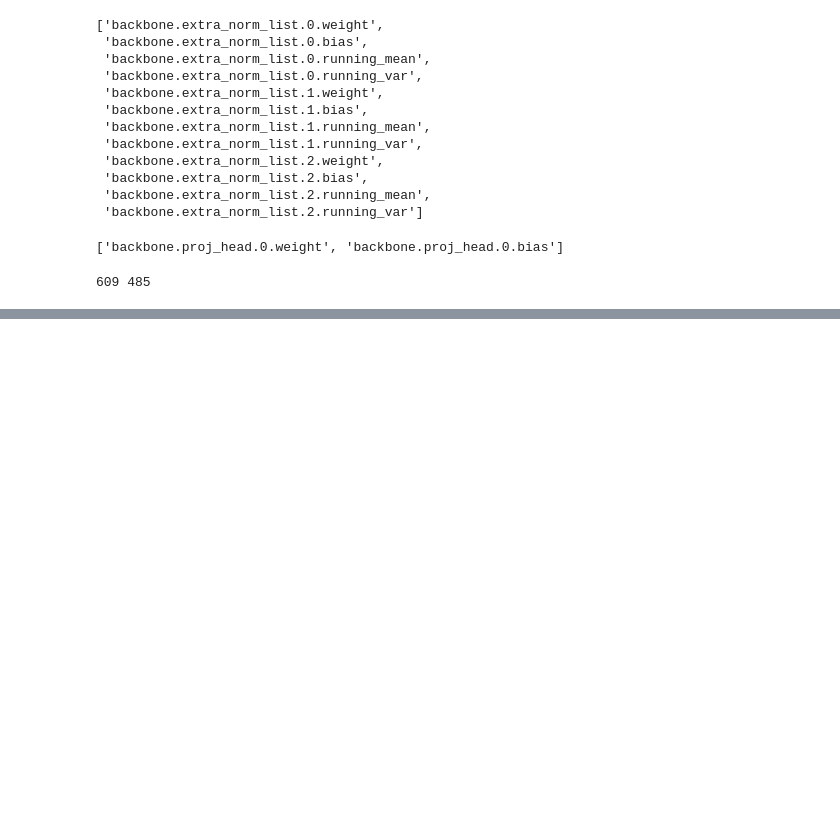
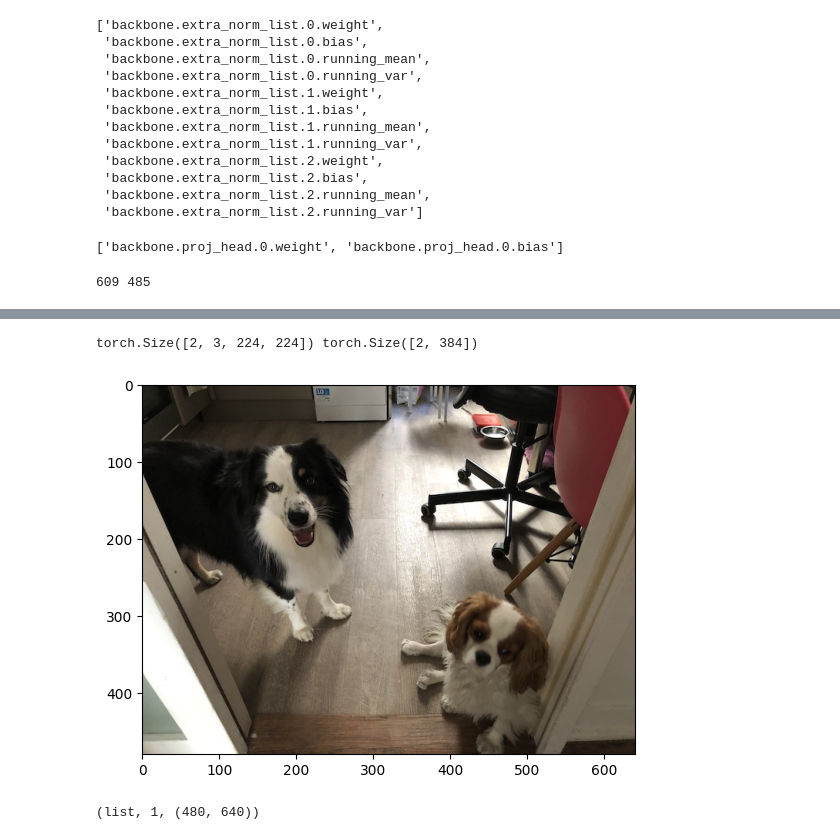
Before and after one commit to liyubrt/notebooks, a Jupyter notebook: s3_upload_download.ipynb, the cells around one changed output, grey strips where cells are left out. Saved outputs shown, nothing was run; the diff lists cells and outputs as text; code cells hidden in the pictures; blank space fills up the shorter version.

Commit message:
add code for loading dinov2 vit model and running inference based on mmcv and mmseg

```diff
--- a/s3_upload_download.ipynb
+++ b/s3_upload_download.ipynb
@@ -441,0 +584,33 @@ print(len(keys), len([key for key in keys if key.startswith('model.backbone')]))
+# %%
+x = torch.rand(2, 3, 224, 224)
+# y = dinov2_vits14(x)
+y = backbone_model(x)
+print(x.shape, y.shape)
+# %% [output]
+torch.Size([2, 3, 224, 224]) torch.Size([2, 384])
+# %%
+import urllib
+from PIL import Image
+import matplotlib.pyplot as plt
+
+
+def load_image_from_url(url: str) -> Image:
+    with urllib.request.urlopen(url) as f:
+        return Image.open(f).convert("RGB")
+
+
+EXAMPLE_IMAGE_URL = "https://dl.fbaipublicfiles.com/dinov2/images/example.jpg"
+
+image = load_image_from_url(EXAMPLE_IMAGE_URL)
+
+plt.imshow(image)
+plt.show()
+# %% [output]
+[figure, added]
+# %%
+# x = np.random.rand(224, 224, 3)
+x = np.array(image)[:,:,::-1]
+y = inference_segmentor(model, x)
+type(y), len(y), y[0].shape
+# %% [output]
+(list, 1, (480, 640))
```
Also changed, not shown: parts of 5 cells of this notebook.
